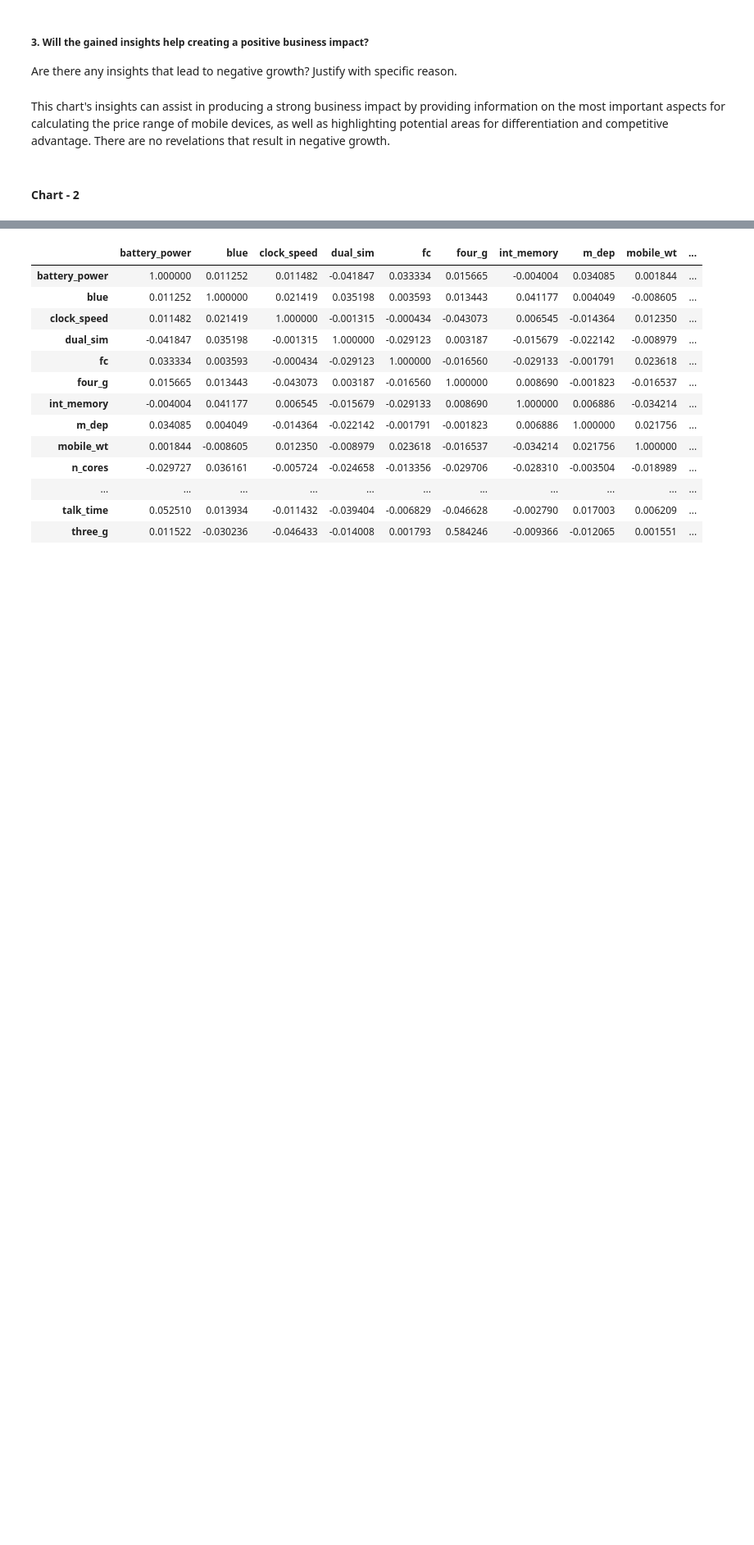
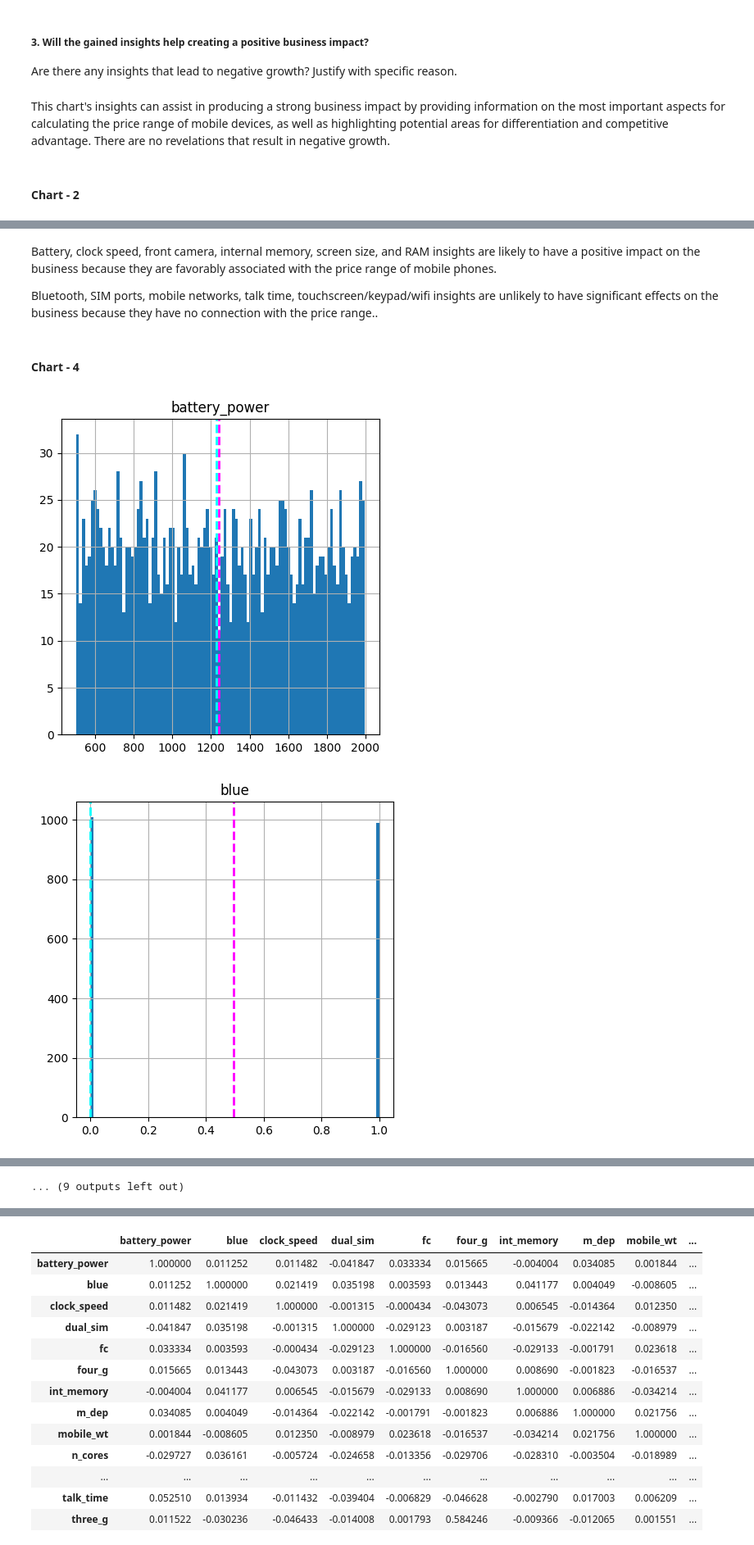
Before and after one commit to waghpallavi/Mobile-Price-Range-Prediction, a Jupyter notebook: Mobile_Price_Range_Prediction.ipynb, the cells around one changed output, grey strips where cells are left out. Shown at 82% size. Cells and saved outputs as stored; diff of their text form; code cells hidden in the pictures; blank space fills up the shorter version.

```diff
--- a/Mobile_Price_Range_Prediction.ipynb
+++ b/Mobile_Price_Range_Prediction.ipynb
@@ -293,0 +436,22 @@ This chart's insights can assist in producing a strong business impact by provid
+# %% [markdown]
+Battery, clock speed, front camera, internal memory, screen size, and RAM insights are likely to have a positive impact on the business because they are favorably associated with the price range of mobile phones.
+
+Bluetooth, SIM ports, mobile networks, talk time, touchscreen/keypad/wifi insights are unlikely to have significant effects on the business because they have no connection with the price range..
+# %% [markdown]
+#### Chart - 4
+# %%
+# Chart - 5 visualization code
+# Naming all the numerical columns present in dataset
+num_col=df.describe().columns
+for column in num_col[:]: # this chart shows the mean and median of each numeric values
+   fig = plt.figure(figsize=(5, 5))
+   ax = fig.gca()
+   feature = df[column]
+   feature.hist(bins=100, ax = ax)
+   ax.axvline(feature.mean(), color='magenta', linestyle='dashed', linewidth=2)
+   ax.axvline(feature.median(), color='cyan', linestyle='dashed', linewidth=2)
+   ax.set_title(column)
+plt.show()
+# %% [output]
+[figure, added]
+[figure, added]
@@ -293,0 +468 @@ This chart's insights can assist in producing a strong business impact by provid
+... (9 outputs left out)
```
Also changed, not shown: parts of 78 cells of this notebook.
